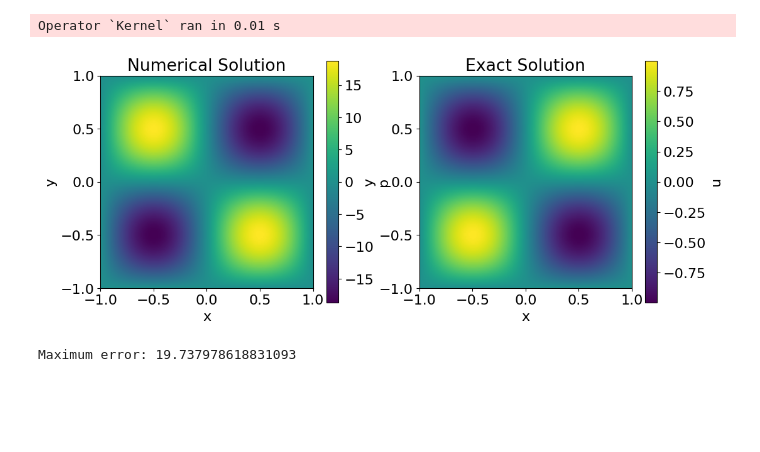
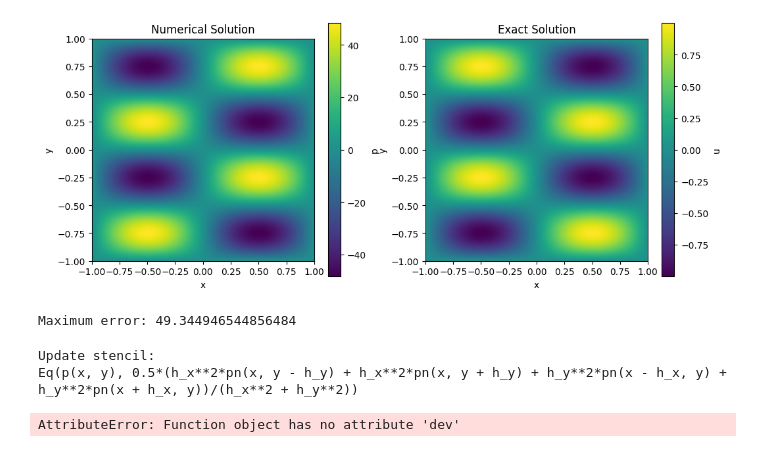
Before and after one commit to oscar-rincon/fwi, a Jupyter notebook: helmholtz_devito/dirichlet.ipynb, the cells around one changed output. Drawn from its saved outputs; the diff is of its cells as text; code cells hidden in the pictures; blank space fills up the shorter version.

Commit message:
Initial commit

```diff
--- a/helmholtz_devito/dirichlet.ipynb
+++ b/helmholtz_devito/dirichlet.ipynb
@@ -7,7 +7,7 @@ import matplotlib.pyplot as plt
 nx = 200
 ny = 200
 a1 = 1
-a2 = 1
+a2 = 2
 k = 1
 extent = (-1., 1., -1., 1.)
 
@@ -20,15 +20,13 @@ pn = Function(name='pn', grid=grid, space_order=2)
 x_vals = np.linspace(extent[0], extent[1], nx)
 y_vals = np.linspace(extent[2], extent[3], ny)
 X, Y = np.meshgrid(x_vals, y_vals)
-q_data = - (a1 * np.pi)**2 * np.sin(a1 * np.pi * X) * np.sin(a2 * np.pi * Y) \
-         - (a2 * np.pi)**2 * np.sin(a1 * np.pi * X) * np.sin(a2 * np.pi * Y) \
-         + k**2 * np.sin(a1 * np.pi * X) * np.sin(a2 * np.pi * Y)
+q_data = (k**2 - (a1 * np.pi)**2 - (a2 * np.pi)**2) * np.sin(a1 * np.pi * X) * np.sin(a2 * np.pi * Y)#(k**2 - (a1 * np.pi)**2 - (a2 * np.pi)**2) * np.sin(a1 * np.pi * X) * np.sin(a2 * np.pi * Y)
 
-q = Function(name='q', grid=grid)
+q = Function(name='q', grid=grid, space_order=2)
 q.data[:] = q_data
 
 # Create Helmholtz equation based on `pn`
-eqn = Eq(pn.laplace + k**2 * pn - q, subdomain=grid.interior)
+eqn = Eq(k**2*pn + pn.laplace,q, subdomain=grid.interior)
 # Let SymPy solve for the central stencil point
 stencil = solve(eqn, pn)
 # Now we let our stencil populate our second buffer `p`
@@ -41,39 +39,95 @@ bc += [Eq(p[nx-1, y], 0.)]  # p = 0 @ x = 1
 bc += [Eq(p[x, 0], 0.)]  # p = 0 @ y = -1
 bc += [Eq(p[x, ny-1], 0.)]  # p = 0 @ y = 1
 
+
 # Now we can build the operator that we need
 op = Operator(expressions=[eq_stencil] + bc)
 
 # Execute the operator
 op.apply()
 
 # Exact solution
-u_exact = np.sin(a1 * np.pi * X) * np.sin(a2 * np.pi * Y)
+u_exact =  np.sin(a1 * np.pi * X) * np.sin(a2 * np.pi * Y)
 
 # Plot the numerical solution
 plt.figure(figsize=(12, 5))
 
 plt.subplot(1, 2, 1)
-plt.imshow(p.data, extent=(extent[0], extent[1], extent[2], extent[3]), origin='lower')
+plt.imshow(pn.data, extent=(extent[0], extent[1], extent[2], extent[3]), origin='lower')
 plt.colorbar(label='p')
 plt.title('Numerical Solution')
 plt.xlabel('x')
 plt.ylabel('y')
 
 # Plot the exact solution
 plt.subplot(1, 2, 2)
 plt.imshow(u_exact, extent=(extent[0], extent[1], extent[2], extent[3]), origin='lower')
 plt.colorbar(label='u')
 plt.title('Exact Solution')
 plt.xlabel('x')
 plt.ylabel('y')
 
 plt.show()
 
 # Calculate the error
 error = np.abs(p.data - u_exact)
 print(f'Maximum error: {np.max(error)}')
 # %% [output]
+[figure, new version]
-Operator `Kernel` ran in 0.01 s
+Maximum error: 49.344946544856484
-[figure, old version]
-Maximum error: 19.737978618831093
+# %%
+from devito import Grid, Function, Eq, solve
+
+# Create two explicit buffers for pseudo-timestepping
+grid = Grid(shape=(nx, ny), extent=(2., 2.))
+p = Function(name='p', grid=grid, space_order=2)
+pn = Function(name='pn', grid=grid, space_order=2)
+
+# Create Laplace equation base on `pn`
+eqn = Eq(pn.laplace, subdomain=grid.interior)
+# Let SymPy solve for the central stencil point
+stencil = solve(eqn, pn)
+# Now we let our stencil populate our second buffer `p`
+eq_stencil = Eq(p, stencil)
+
+# In the resulting stencil `pn` is exclusively used on the RHS
+# and `p` on the LHS is the grid the kernel will update
+print("Update stencil:\n%s\n" % eq_stencil)
+# %% [output]
+Update stencil:
+Eq(p(x, y), 0.5*(h_x**2*pn(x, y - h_y) + h_x**2*pn(x, y + h_y) + h_y**2*pn(x - h_x, y) + h_y**2*pn(x + h_x, y))/(h_x**2 + h_y**2))
+# %%
+from devito import Grid, Function, TimeFunction, Operator, configuration, Eq, solve
+
+# Some variable declarations
+nx = 50
+ny = 50
+nt  = 100
+xmin = 0.
+xmax = 2.
+ymin = 0.
+ymax = 1.
+# Silence the runtime performance logging
+configuration['log-level'] = 'ERROR'
+
+grid = Grid(shape=(nx, ny), extent=(xmax, ymax))
+p = Function(name='p', grid=grid, space_order=2)
+pd = Function(name='pd', grid=grid, space_order=2)
+p.data[:] = 0.
+pd.data[:] = 0.
+
+# Initialise the source term `b`
+b = Function(name='b', grid=grid)
+b.data[:] = 0.
+b.data[int(nx / 4), int(ny / 4)]  = 100
+b.data[int(3 * nx / 4), int(3 * ny / 4)] = -100
+
+# Create Laplace equation base on `pd`
+eq = Eq(pd + pd.dev, b, subdomain=grid.interior)
+# Let SymPy solve for the central stencil point
+stencil = solve(eq, pd)
+# # Now we let our stencil populate our second buffer `p`
+eq_stencil = Eq(p, stencil)
+eq_stencil
+# %% [output]
+AttributeError: Function object has no attribute 'dev'
```
Also changed, not shown: 2 other files.
